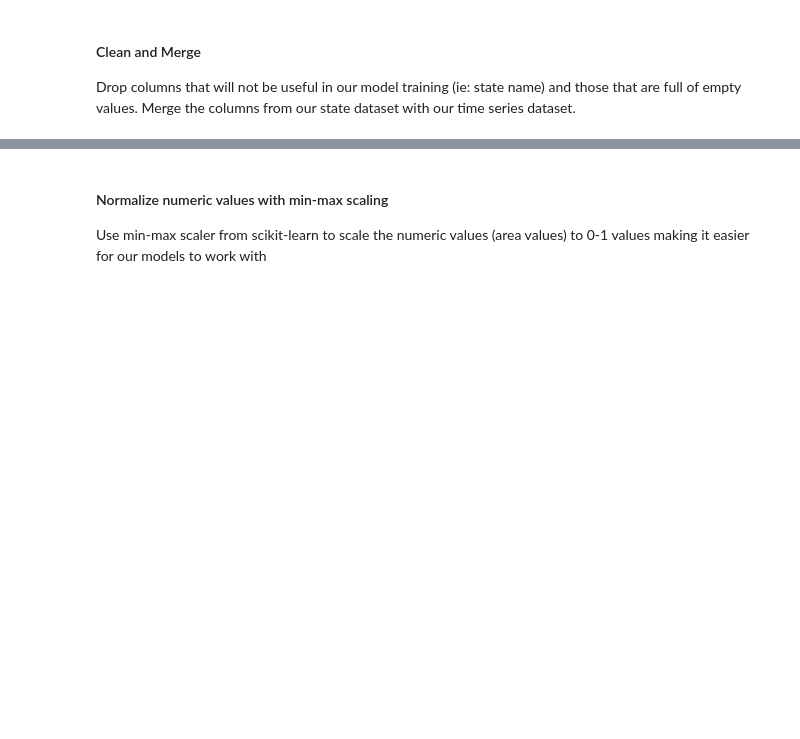
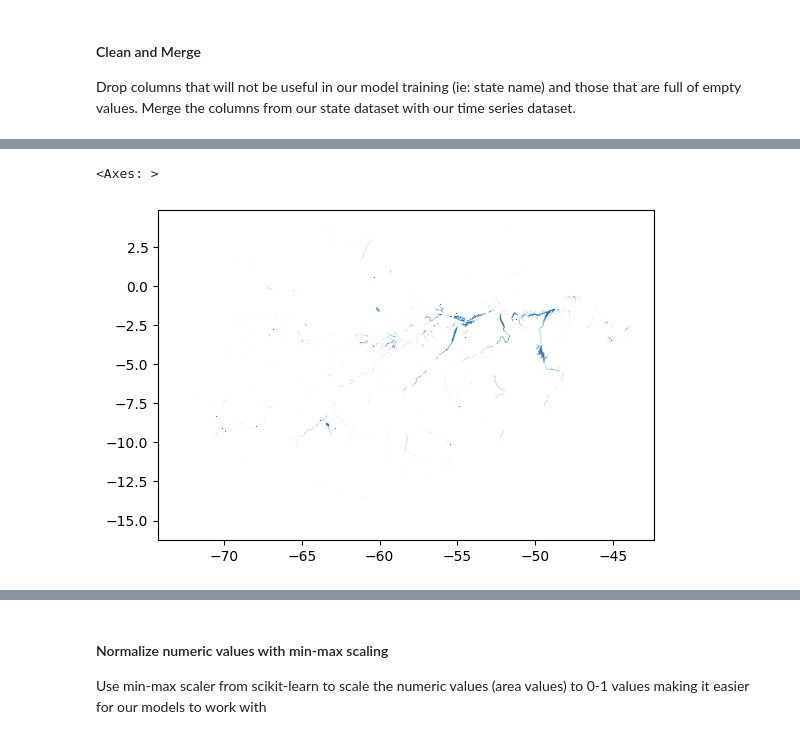
Before and after one commit to t4ai/amazon-deforestation-forecasting, a Jupyter notebook: amazon-deforestation-forecasting.ipynb, the cells around one changed output, grey strips where cells are left out. Cells and saved outputs as stored; diff of their text form; code cells hidden in the pictures; blank space fills up the shorter version.

```diff
--- a/amazon-deforestation-forecasting.ipynb
+++ b/amazon-deforestation-forecasting.ipynb
@@ -447,0 +692,3 @@ yearly_deforestation_merged.sample(5)
+# %%
+# cleanup items with no geometry
+geo_hydrography_biome_clean = geo_hydrography_biome.dropna(subset=['geometry'])
@@ -447,0 +711,9 @@ yearly_deforestation_merged.sample(5)
+# %%
+# Performing overlay funcion
+hydrography_cluster = geo_hydrography_biome_clean.overlay(chdf, how='intersection')
+# %%
+# visualize the intersection
+hydrography_cluster.plot()
+# %% [output]
+<Axes: >
+[figure, added]
```
Also changed, not shown: parts of 77 cells of this notebook.
